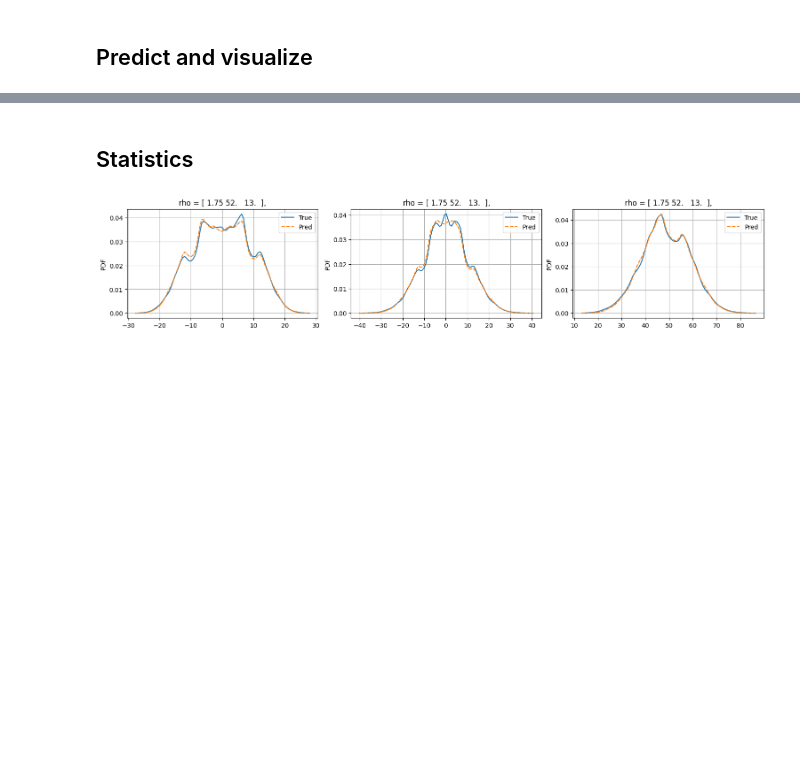
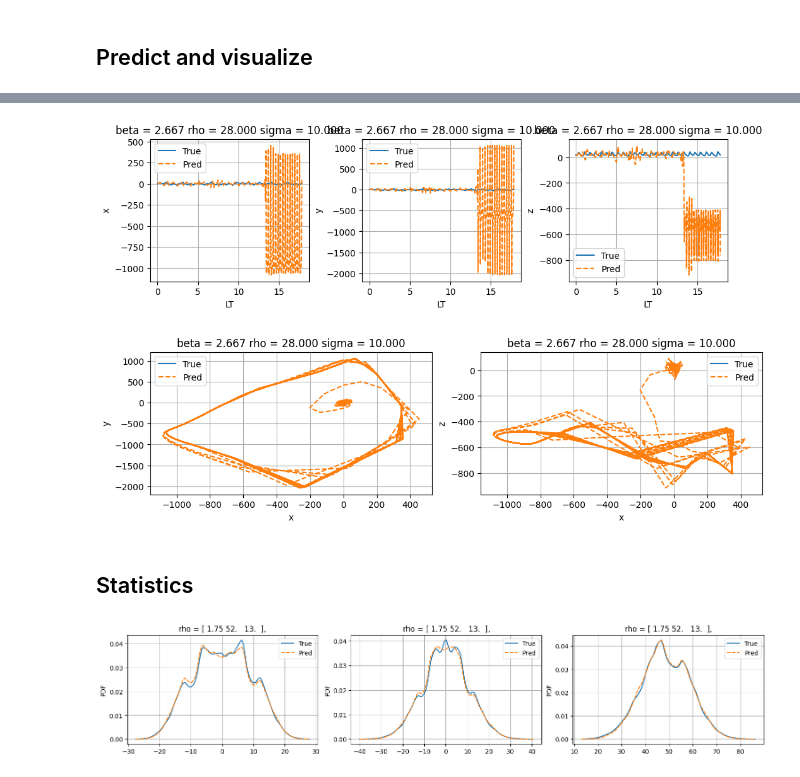
Before and after one commit to MagriLab/Adjoint-ESN, a Jupyter notebook: src/run_dyn_sys_from_results.ipynb, the cells around one changed output, grey strips where cells are left out. Drawn from its saved outputs; the diff is of its cells as text; code cells hidden in the pictures; blank space fills up the shorter version.

```diff
--- a/src/run_dyn_sys_from_results.ipynb
+++ b/src/run_dyn_sys_from_results.ipynb
@@ -24,9 +24,10 @@ def load_config(experiment_path):
          return config
 
 # experiment_path=Path('../local_results/lorenz63/run_20240105_140530')
-experiment_path=Path('../local_results/lorenz63/run_20240206_181642')
+# experiment_path=Path('../local_results/lorenz63/run_20240206_181642')
 # experiment_path=Path('../local_results/lorenz63/run_20240208_121804')
 # experiment_path=Path('../local_results/lorenz63/run_20240208_233539')
+experiment_path=Path('../local_results/lorenz63/run_20240209_161927')
 
 sys = Lorenz63
 config = load_config(experiment_path)
@@ -163,7 +155,7 @@ full_list = np.vstack([train_param_list,val_param_list])
 # param_mesh_input[eParam.sigma] = np.arange(8,16.5,0.5)
 # full_list = pp.make_param_mesh(param_mesh_input)
 
-LT = np.zeros(len(train_param_list))
+LT = np.zeros(len(full_list))
 for p_idx, p in enumerate(full_list):
     regime_str = ' '.join([f"{param.name} = {p[param]:0.3f}" for param in sys.get_eParamVar()])
     print("Regime:", regime_str)
@@ -421,13 +398,13 @@ def predictability_horizon(y, y_pred, t, LT):
 ## Predict and visualize
 # %%
 transient_time = 20
-loop_times = [20] * 10
+loop_times = [20] * 1
 sim_time = np.sum(loop_times) + transient_time + len(loop_times)*washout_time
 
 if sys == Lorenz63:
     param_mesh_input = [None] * 3
     param_mesh_input[eParam.beta] = [8/3]
-    param_mesh_input[eParam.rho] = np.arange(25,65,5)
+    param_mesh_input[eParam.rho] = [28.0]
     param_mesh_input[eParam.sigma] = [10.0]
     eVars = my_sys.get_eVar()
     plt_idx = [eVars.x, eVars.y, eVars.z]
@@ -478,10 +455,10 @@ for p_idx, p in enumerate(p_list):
     for loop_idx, loop_name in enumerate(data.keys()):
         param0 = np.array([data[loop_name]["p"][0,:]])
         p_washout_auto = np.repeat(param0, [len(DATA["train"]["u_washout"][0])], axis = 0)
-        # x_open_loop = my_ESN.open_loop_with_washout(U_washout=data[loop_name]["u_washout"],
-        #                                     U=data[loop_name]["u"],
-        #                                     P_washout=data[loop_name]["p_washout"],
-        #                                     P=data[loop_name]["p"])
+        x_open_loop = my_ESN.open_loop_with_washout(U_washout=data[loop_name]["u_washout"],
+                                            U=data[loop_name]["u"],
+                                            P_washout=data[loop_name]["p_washout"],
+                                            P=data[loop_name]["p"])
 
         x_pred, y_pred = my_ESN.closed_loop_with_washout(U_washout=data[loop_name]["u_washout"],
                                                     N_t=len(data[loop_name]["u"]),
@@ -489,37 +466,37 @@ for p_idx, p in enumerate(p_list):
                                                     P=data[loop_name]["p"])
         y_pred = y_pred[1:]
 
-        # ol_rank = np.linalg.matrix_rank(np.matmul(x_open_loop.T,x_open_loop))
-        # cl_rank = np.linalg.matrix_rank(np.matmul(x_pred.T,x_pred))
-        # print('Open loop rank:', ol_rank, ', Closed loop rank:', cl_rank)
+        ol_rank = np.linalg.matrix_rank(np.matmul(x_open_loop.T,x_open_loop))
+        cl_rank = np.linalg.matrix_rank(np.matmul(x_pred.T,x_pred))
+        print('Open loop rank:', ol_rank, ', Closed loop rank:', cl_rank)
 
         # PREDICTABILITY
         PH[loop_idx] = predictability_horizon(data[loop_name]["y"], y_pred, data[loop_name]["t"]-data[loop_name]["t"][0], LT)
         # print("Predictability horizon:", PH[loop_idx])
         # plot time series
-        # plt.figure(figsize = (10,3),constrained_layout=True)
-        # for j, k in enumerate(plt_idx):
-        #     plt.subplot(1,len(plt_idx),j+1)
-        #     t = (data[loop_name]["t"]-data[loop_name]["t"][0])/LT
-        #     vis.plot_lines(t,data[loop_name]["y"][:,k],y_pred[:,k],
-        #                 title=regime_str,
-        #                 xlabel='LT',
-        #                 ylabel=k.name,
-        #                 linestyle=['-','--'],
-        #                 legend=['True','Pred'])
+        plt.figure(figsize = (10,3),constrained_layout=True)
+        for j, k in enumerate(plt_idx):
+            plt.subplot(1,len(plt_idx),j+1)
+            t = (data[loop_name]["t"]-data[loop_name]["t"][0])/LT
+            vis.plot_lines(t,data[loop_name]["y"][:,k],y_pred[:,k],
+                        title=regime_str,
+                        xlabel='LT',
+                        ylabel=k.name,
+                        linestyle=['-','--'],
+                        legend=['True','Pred'])
 
-        # # plot phase space
-        # plt.figure(figsize = (15,3),constrained_layout=True)
-        # for j, k in enumerate(plt_idx_pairs):
-        #     plt.subplot(1,len(plt_idx),j+1)
-        #     vis.plot_phase_space(data[loop_name]["y"][-phase_space_steps:],
-        #                      y_pred[-phase_space_steps:],
-        #                      idx_pair=k,
-        #                      xlabel=k[0].name,
-        #                      ylabel=k[1].name,
-        #                      title=regime_str,
-        #                      linestyle=['-','--'],
-        #                      legend=['True','Pred'])
+        # plot phase space
+        plt.figure(figsize = (15,3),constrained_layout=True)
+        for j, k in enumerate(plt_idx_pairs):
+            plt.subplot(1,len(plt_idx),j+1)
+            vis.plot_phase_space(data[loop_name]["y"][-phase_space_steps:],
+                             y_pred[-phase_space_steps:],
+                             idx_pair=k,
+                             xlabel=k[0].name,
+                             ylabel=k[1].name,
+                             title=regime_str,
+                             linestyle=['-','--'],
+                             legend=['True','Pred'])
 
         # fig = plt.figure(figsize = (10,5),constrained_layout=True)
         # vis.plot_lorenz63_attractor(fig, data[loop_name]["y"],y_pred,length=phase_space_steps)
@@ -557,3 +522,5 @@ Mean PH: 2.878116977354634 Std PH: 0.7587284749209741
+[figure, added]
+[figure, added]
 # %% [markdown]
 ## Statistics
 # %%
```
Also changed, not shown: parts of 8 cells of this notebook, 3 other files.
